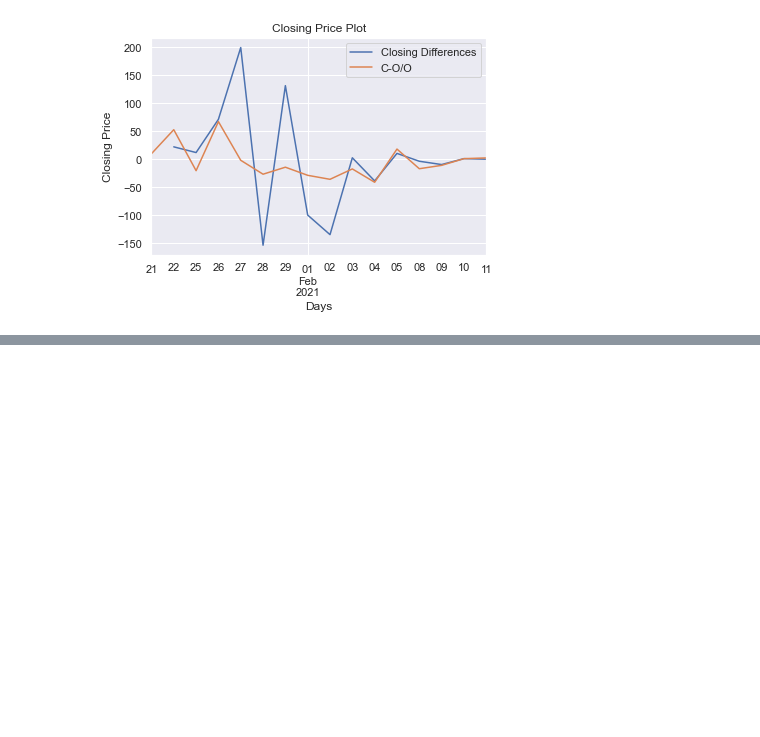
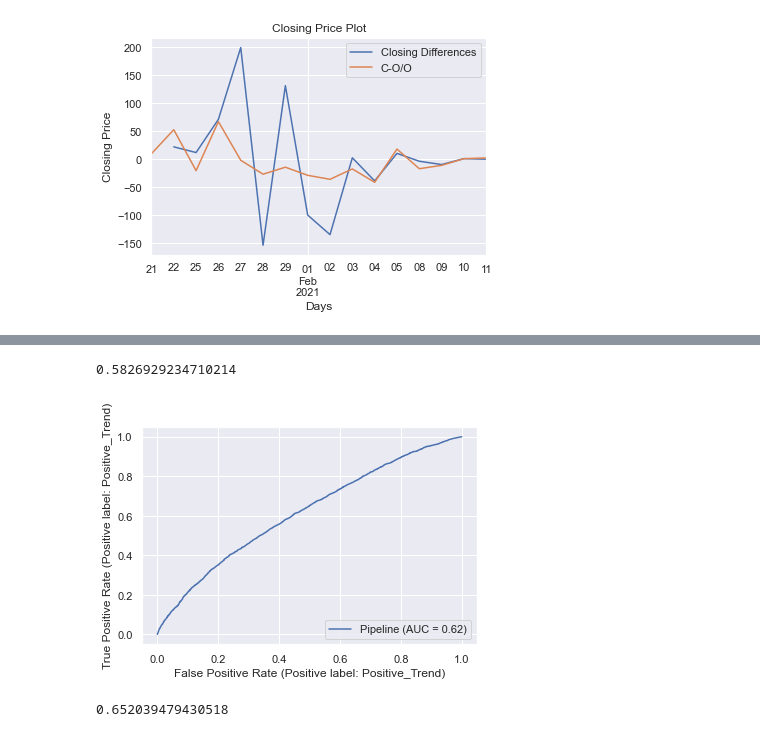
Before and after one commit to daanishali921/twitter_sentiment_stock_trend_predictor, a Jupyter notebook: scrap_book.ipynb, the cells around one changed output, grey strips where cells are left out. Cells and saved outputs as stored; diff of their text form; code cells hidden in the pictures; blank space fills up the shorter version.

```diff
--- a/scrap_book.ipynb
+++ b/scrap_book.ipynb
@@ -344,0 +401,16 @@ df_merged_filtered[df_merged_filtered['Volume'].isna()]
+# %%
+pipe_rfc = Pipeline([
+    ('ohe', transformer),
+    ('randomforest', RandomForestClassifier())
+])
+# %%
+pipe_rfc_fit = pipe_rfc.fit(X_train, y_train)
+# %%
+pipe_rfc_fit.score(X_test, y_test)
+# %% [output]
+0.5826929234710214
+# %%
+display_ROC_rfc = RocCurveDisplay.from_estimator(pipe_rfc, X_test, y_test)
+plt.show();
+# %% [output]
+[figure, added]
@@ -344,0 +419,4 @@ df_merged_filtered[df_merged_filtered['Volume'].isna()]
+# %%
+f1_score(y_true=y, y_pred=y_pred, pos_label= "Positive_Trend")
+# %% [output]
+0.652039479430518
```
Also changed, not shown: parts of 33 cells of this notebook.
